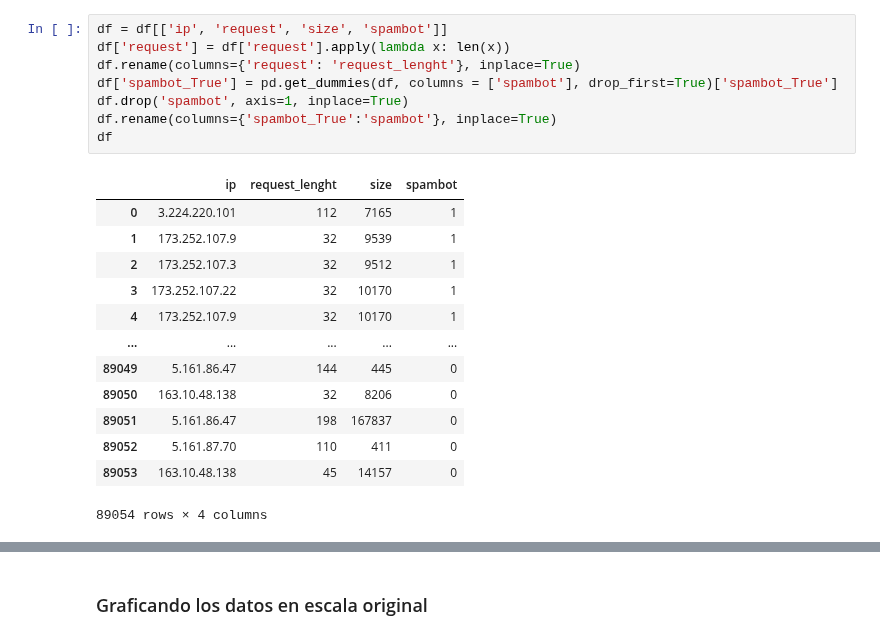
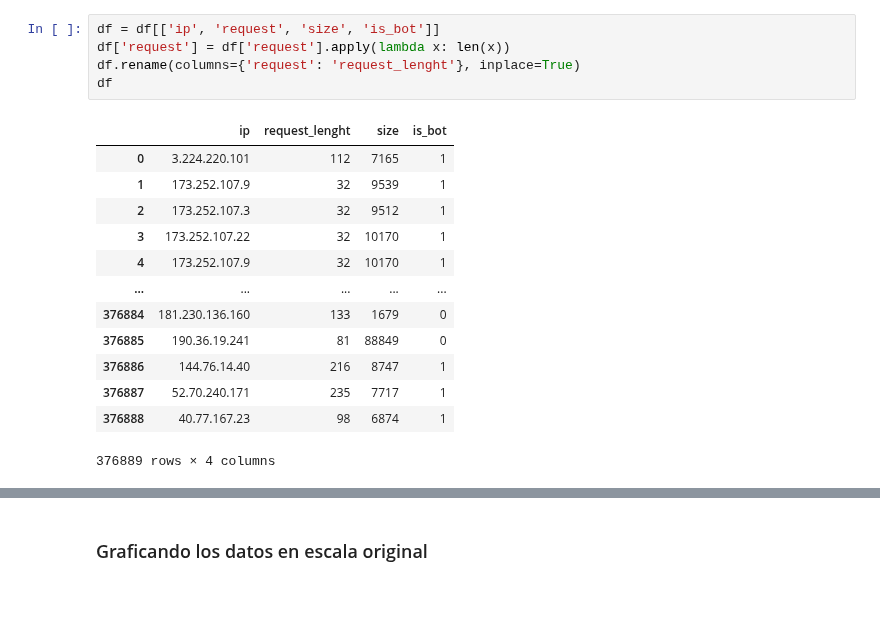
Before and after one commit to PabloDeAlbu/tp-final-mineria, a Jupyter notebook: 01-datos.ipynb, the cells around one changed output, grey strips where cells are left out. Saved outputs shown, nothing was run; the diff lists cells and outputs as text; blank space fills up the shorter version.

```diff
--- a/01-datos.ipynb
+++ b/01-datos.ipynb
@@ -35,22 +44,19 @@ df.head(5)
 # %%
-df = df[['ip', 'request', 'size', 'spambot']]
+df = df[['ip', 'request', 'size', 'is_bot']]
 df['request'] = df['request'].apply(lambda x: len(x))
 df.rename(columns={'request': 'request_lenght'}, inplace=True)
-df['spambot_True'] = pd.get_dummies(df, columns = ['spambot'], drop_first=True)['spambot_True']
-df.drop('spambot', axis=1, inplace=True)
-df.rename(columns={'spambot_True':'spambot'}, inplace=True)
 df
 # %% [output]
-|  | ip | request_lenght | size | spambot |
+|  | ip | request_lenght | size | is_bot |
 | 0 | 3.224.220.101 | 112 | 7165 | 1 |
 | 1 | 173.252.107.9 | 32 | 9539 | 1 |
 | 2 | 173.252.107.3 | 32 | 9512 | 1 |
 | 3 | 173.252.107.22 | 32 | 10170 | 1 |
 | 4 | 173.252.107.9 | 32 | 10170 | 1 |
 | ... | ... | ... | ... | ... |
-| 89049 | 5.161.86.47 | 144 | 445 | 0 |
-| 89050 | 163.10.48.138 | 32 | 8206 | 0 |
-| 89051 | 5.161.86.47 | 198 | 167837 | 0 |
-| 89052 | 5.161.87.70 | 110 | 411 | 0 |
-| 89053 | 163.10.48.138 | 45 | 14157 | 0 |
+| 376884 | 181.230.136.160 | 133 | 1679 | 0 |
+| 376885 | 190.36.19.241 | 81 | 88849 | 0 |
+| 376886 | 144.76.14.40 | 216 | 8747 | 1 |
+| 376887 | 52.70.240.171 | 235 | 7717 | 1 |
+| 376888 | 40.77.167.23 | 98 | 6874 | 1 |
-89054 rows × 4 columns
+376889 rows × 4 columns
```
Also changed, not shown: parts of 45 cells of this notebook, 1 other file.
